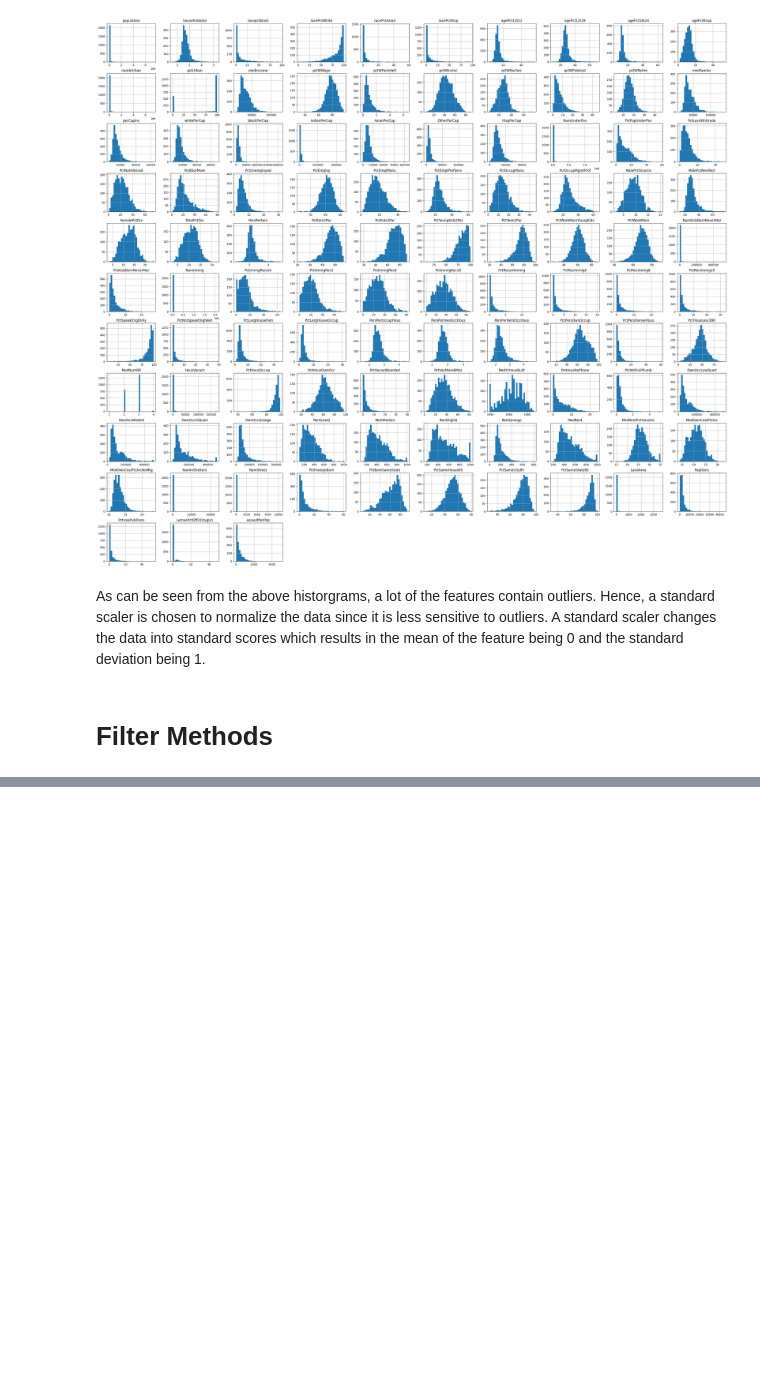
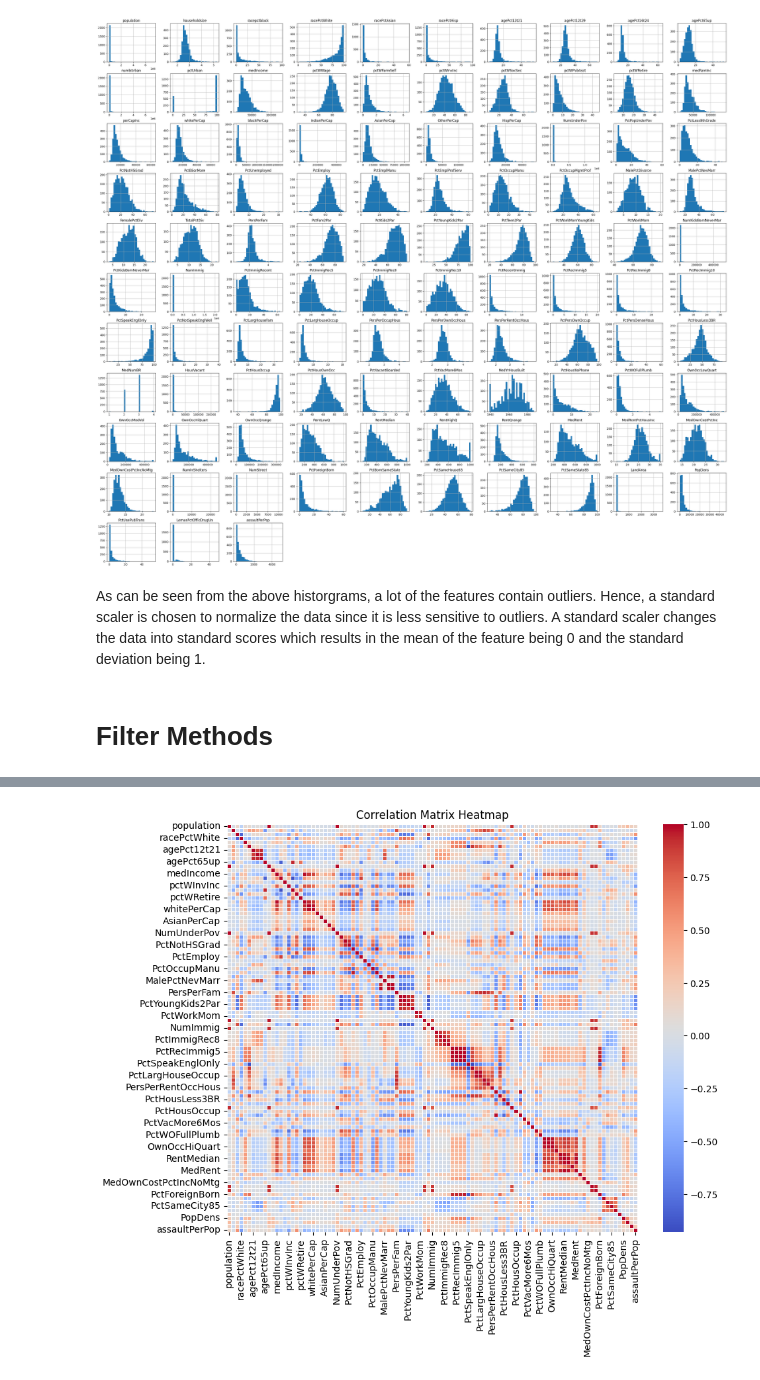
Before and after one commit to lensil/CCE3503-Assignment1, a Jupyter notebook: Assignment 1.ipynb, the cells around one changed output, grey strips where cells are left out. Saved outputs shown, nothing was run; the diff lists cells and outputs as text; code cells hidden in the pictures; blank space fills up the shorter version.

```diff
--- a/Assignment 1.ipynb
+++ b/Assignment 1.ipynb
@@ -155,0 +158,7 @@ df_normalized = scaler.fit_transform(df_cleaned)
+# %%
+# Convert the normalized data back to a DataFrame
+df_normalized_df = pd.DataFrame(df_normalized, columns=df_cleaned.columns)
+
+# Calculate the correlation matrix
+correlation_matrix = df_normalized_df.corr()
+correlation_matrix
@@ -155,0 +179,12 @@ df_normalized = scaler.fit_transform(df_cleaned)
+# %%
+# Create a color-coded heatmap using seaborn's heatmap function
+plt.figure(figsize=(10, 8))  # Set the size of the heatmap
+heatmap = sns.heatmap(correlation_matrix, annot=False, cmap='coolwarm', fmt='.2f', linewidths=0.5)
+
+# Set the title of the heatmap
+plt.title('Correlation Matrix Heatmap')
+
+# Display the heatmap
+plt.show()
+# %% [output]
+[figure, added]
```
Also changed, not shown: parts of 6 cells of this notebook.
